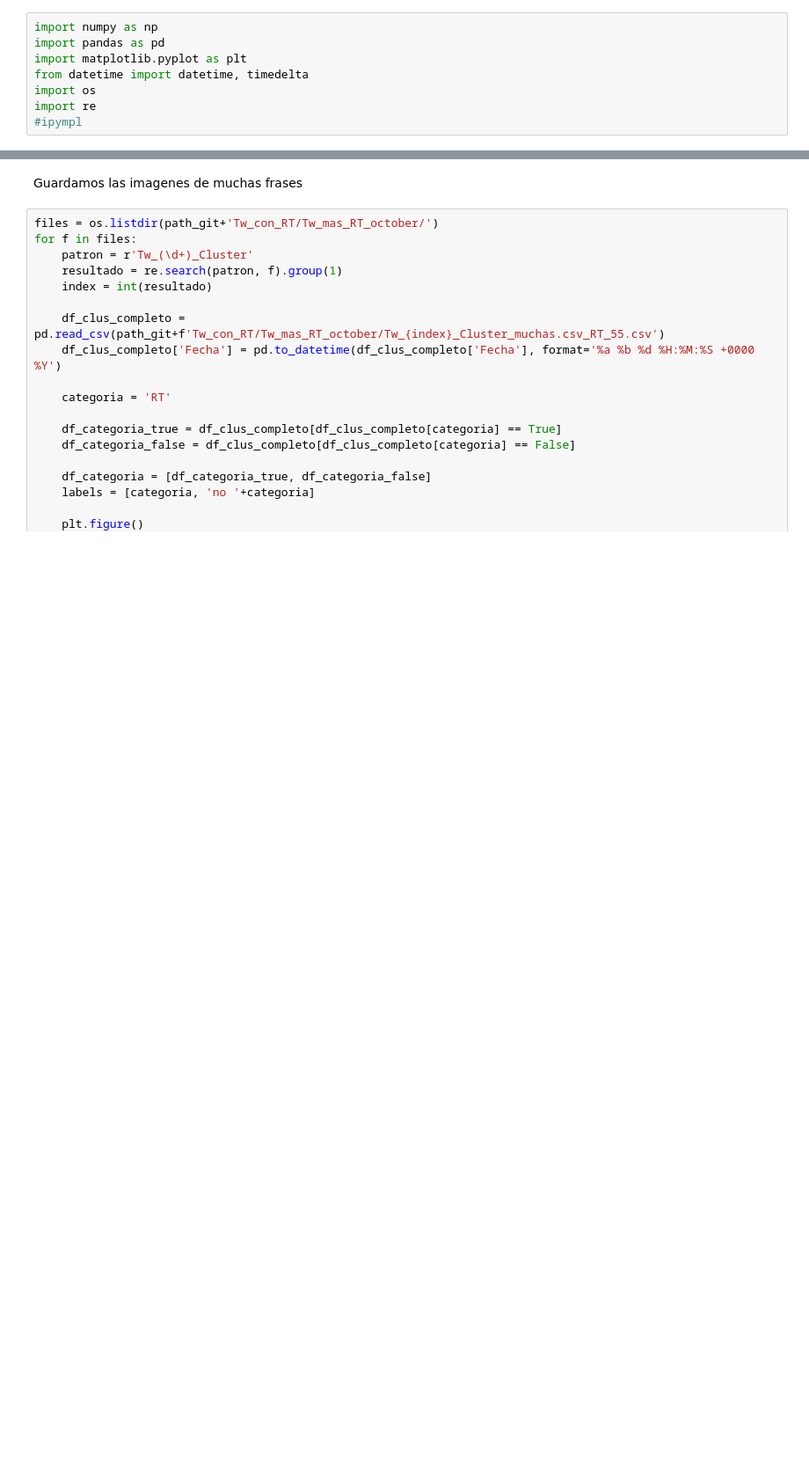
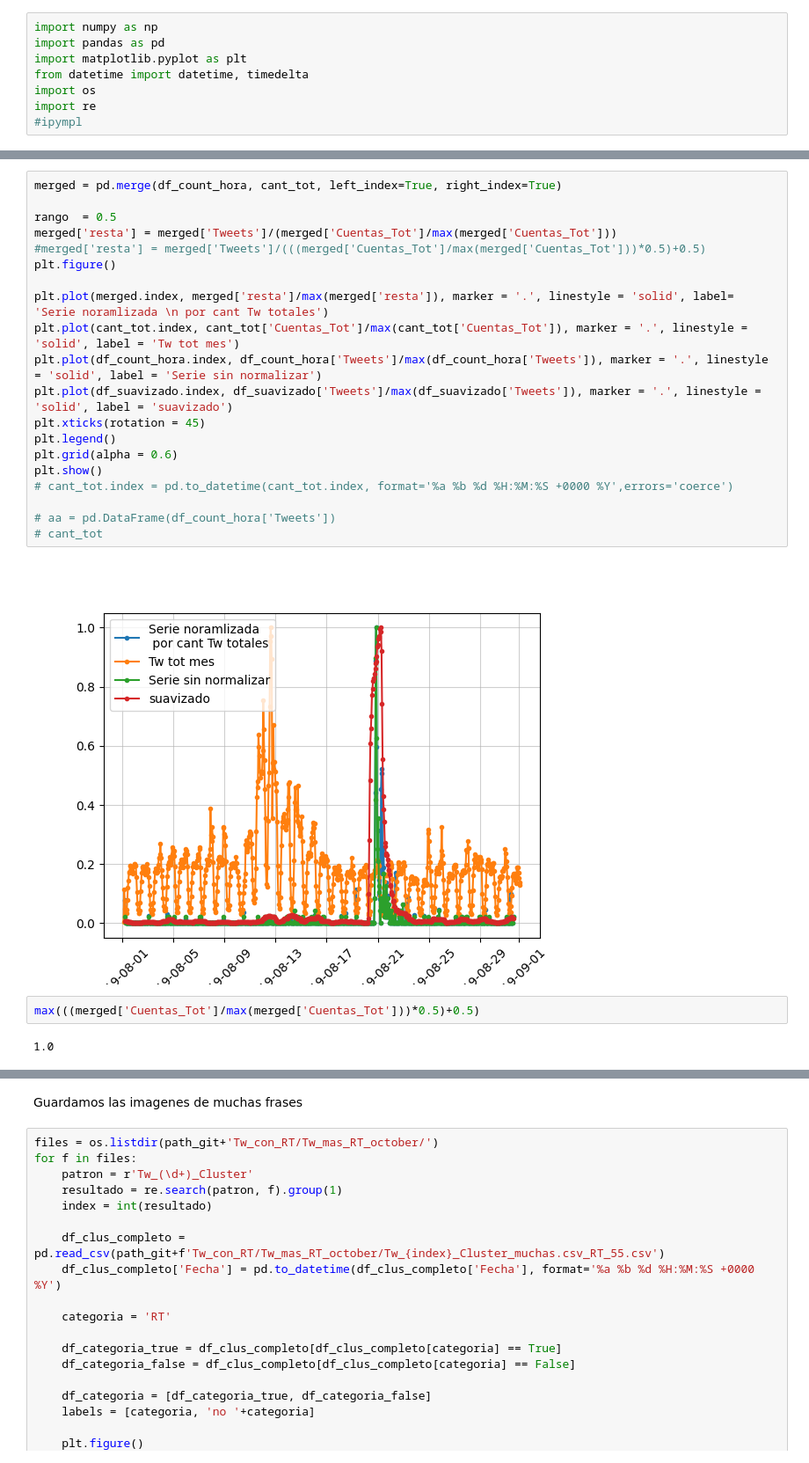
Before and after one commit to Ale-Mildiner/Tesis, a Jupyter notebook: Base_Twitter/Series_Temporales_NUEVO.ipynb, the cells around one changed output, grey strips where cells are left out. Shown at 88% size. Drawn from its saved outputs; the diff is of its cells as text; blank space fills up the shorter version.

Commit message:
agrego varios archvios y modifico, saving data frame, buscar dfrases, scrapp, grafico por mes, y series temporlaes nuevo

```diff
--- a/Base_Twitter/Series_Temporales_NUEVO.ipynb
+++ b/Base_Twitter/Series_Temporales_NUEVO.ipynb
@@ -52,0 +58,26 @@ plt.show()
+# %%
+merged = pd.merge(df_count_hora, cant_tot, left_index=True, right_index=True)
+
+rango  = 0.5
+merged['resta'] = merged['Tweets']/(merged['Cuentas_Tot']/max(merged['Cuentas_Tot']))
+#merged['resta'] = merged['Tweets']/(((merged['Cuentas_Tot']/max(merged['Cuentas_Tot']))*0.5)+0.5)
+plt.figure()
+
+plt.plot(merged.index, merged['resta']/max(merged['resta']), marker = '.', linestyle = 'solid', label= 'Serie noramlizada \n por cant Tw totales')
+plt.plot(cant_tot.index, cant_tot['Cuentas_Tot']/max(cant_tot['Cuentas_Tot']), marker = '.', linestyle = 'solid', label = 'Tw tot mes')
+plt.plot(df_count_hora.index, df_count_hora['Tweets']/max(df_count_hora['Tweets']), marker = '.', linestyle = 'solid', label = 'Serie sin normalizar')
+plt.plot(df_suavizado.index, df_suavizado['Tweets']/max(df_suavizado['Tweets']), marker = '.', linestyle = 'solid', label = 'suavizado')
+plt.xticks(rotation = 45)
+plt.legend()
+plt.grid(alpha = 0.6)
+plt.show()
+# cant_tot.index = pd.to_datetime(cant_tot.index, format='%a %b %d %H:%M:%S +0000 %Y',errors='coerce')
+
+# aa = pd.DataFrame(df_count_hora['Tweets'])
+# cant_tot
+# %% [output]
+[figure, added]
+# %%
+max(((merged['Cuentas_Tot']/max(merged['Cuentas_Tot']))*0.5)+0.5)
+# %% [output]
+1.0
```
Also changed, not shown: parts of 3 cells of this notebook, 4 other files.
